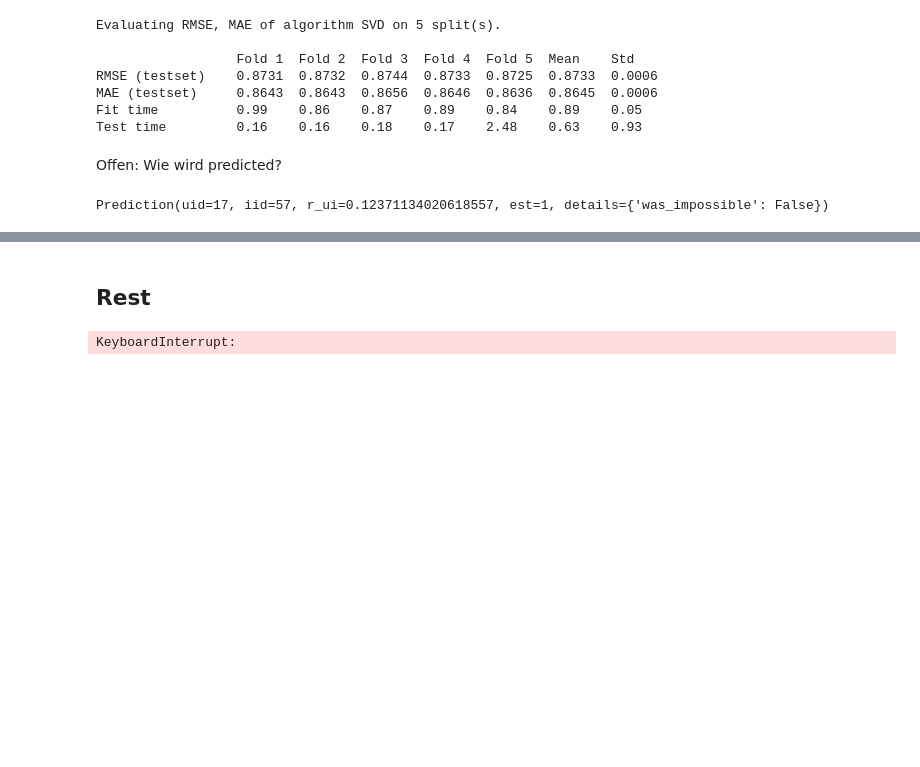
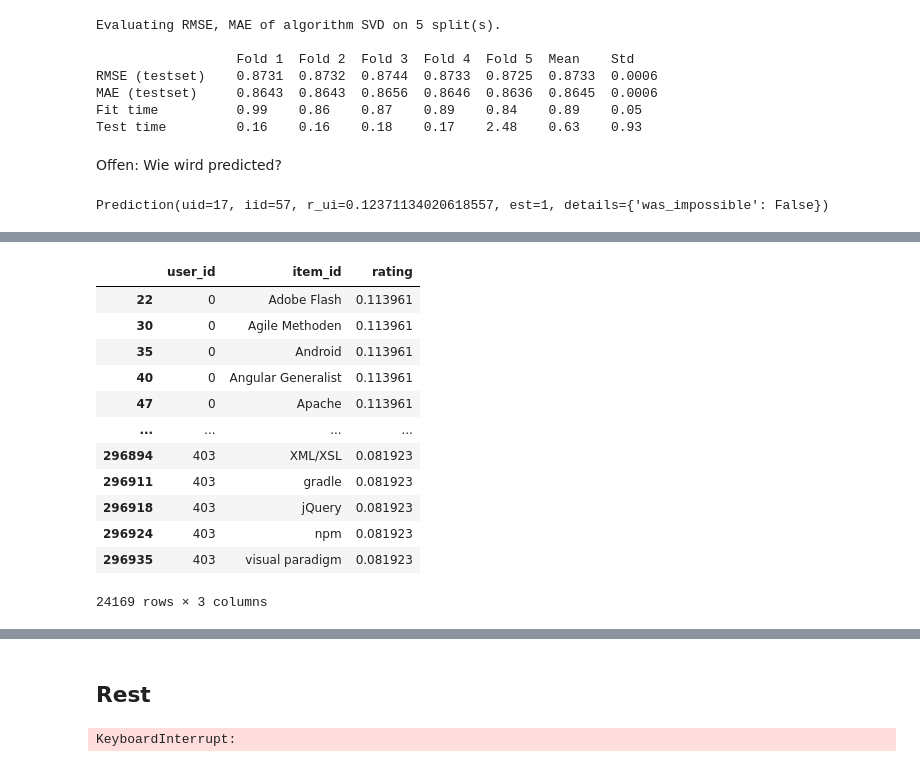
Before and after one commit to maximizer36/DS_AP, a Jupyter notebook: AP_descriptive_binary_Approach.ipynb, the cells around one changed output, grey strips where cells are left out. Saved outputs shown, nothing was run; the diff lists cells and outputs as text; code cells hidden in the pictures; blank space fills up the shorter version.

```diff
--- a/AP_descriptive_binary_Approach.ipynb
+++ b/AP_descriptive_binary_Approach.ipynb
@@ -927,0 +956,4 @@ U, s, V = single_value_decomposition(jaccard_nearest_neighbors_matrix)
+# %%
+data_skills_row_norm_reshaped = data_skills_row_norm.stack().reset_index()
+data_skills_row_norm_reshaped.columns = ['user_id', 'item_id', 'rating']
+data_skills_row_norm_reshaped.head(5)
@@ -927,0 +967,17 @@ U, s, V = single_value_decomposition(jaccard_nearest_neighbors_matrix)
+# %%
+data_skills_row_norm_reshaped = data_skills_row_norm_reshaped.loc[(data_skills_row_norm_reshaped["rating"] != 0)]
+data_skills_row_norm_reshaped
+# %% [output]
+|  | user_id | item_id | rating |
+| 22 | 0 | Adobe Flash | 0.113961 |
+| 30 | 0 | Agile Methoden | 0.113961 |
+| 35 | 0 | Android | 0.113961 |
+| 40 | 0 | Angular Generalist | 0.113961 |
+| 47 | 0 | Apache | 0.113961 |
+| ... | ... | ... | ... |
+| 296894 | 403 | XML/XSL | 0.081923 |
+| 296911 | 403 | gradle | 0.081923 |
+| 296918 | 403 | jQuery | 0.081923 |
+| 296924 | 403 | npm | 0.081923 |
+| 296935 | 403 | visual paradigm | 0.081923 |
+24169 rows × 3 columns
```
Also changed, not shown: parts of 37 cells of this notebook, 1 other file.
